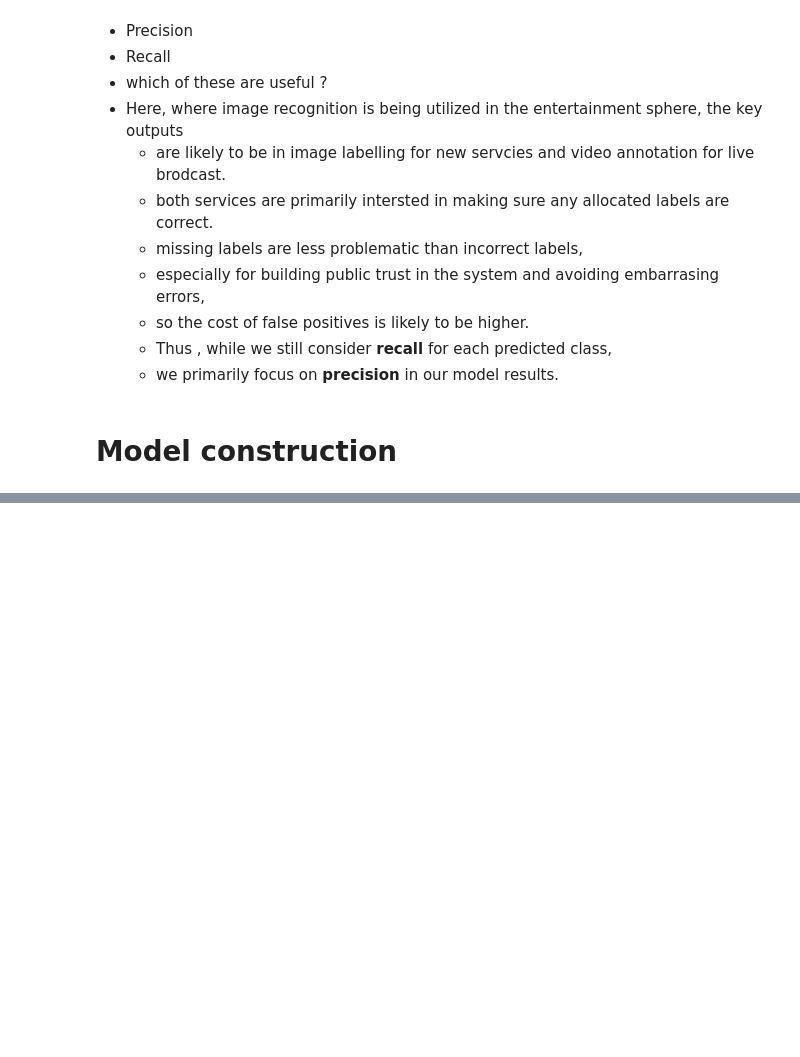
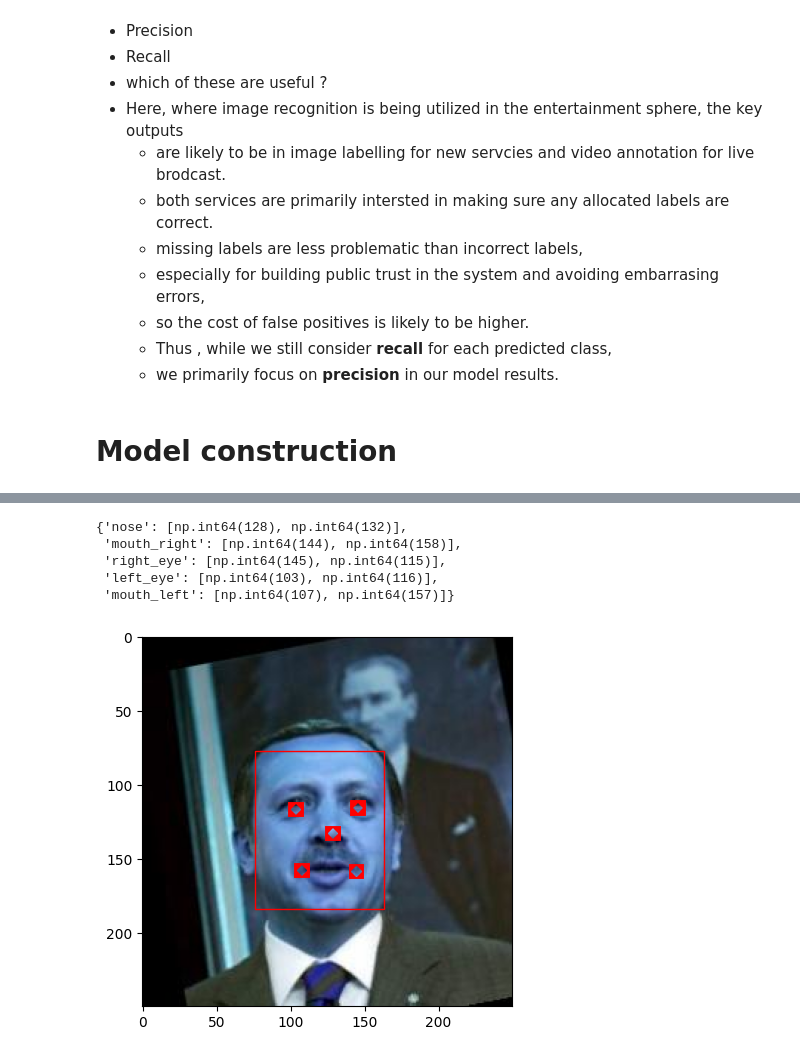
Before and after one commit to indhra/Face_recognition_CNN, a Jupyter notebook: Face_recognition_using_CNN.ipynb, the cells around one changed output, grey strips where cells are left out. Cells and saved outputs as stored; diff of their text form; code cells hidden in the pictures; blank space fills up the shorter version.

Commit message:
mtcnn code updated

```diff
--- a/Face_recognition_using_CNN.ipynb
+++ b/Face_recognition_using_CNN.ipynb
@@ -227,0 +237,7 @@ plt.imshow(img)
+# %%
+# use ready made MTCNN algorithm to identify facial boundaries
+
+detector = MTCNN()
+image = cv2.imread('./data/lfw-deepfunneled/lfw-deepfunneled/'+str(lfw_train.image_path[0]))
+result = detector.detect_faces(image)
+result
@@ -227,0 +259,32 @@ plt.imshow(img)
+# %%
+# now extract the boundaries
+bounding_box = result[0]['box']
+keypoints = result[0]['keypoints']
+keypoints
+# %% [output]
+{'nose': [np.int64(128), np.int64(132)],
+ 'mouth_right': [np.int64(144), np.int64(158)],
+ 'right_eye': [np.int64(145), np.int64(115)],
+ 'left_eye': [np.int64(103), np.int64(116)],
+ 'mouth_left': [np.int64(107), np.int64(157)]}
+# %%
+# now plot the above on the original image
+fig, ax = plt.subplots(1)
+ax.imshow(image)
+
+# creating a rectangular patch
+rect = patches.Rectangle(bounding_box[0:2], bounding_box[2], bounding_box[3],
+                         linewidth=1, edgecolor='r', facecolor='none')
+
+# add the patch to the axes
+ax.add_patch(rect)
+
+# visualize allt he internal features
+for key in keypoints:
+    rec_key = patches.Rectangle(keypoints[key], 1,1,linewidth=10, edgecolor='r',
+                                facecolor='none')
+    ax.add_patch(rec_key)
+
+plt.show()
+# %% [output]
+[figure, added]
```
Also changed, not shown: parts of 14 cells of this notebook.
